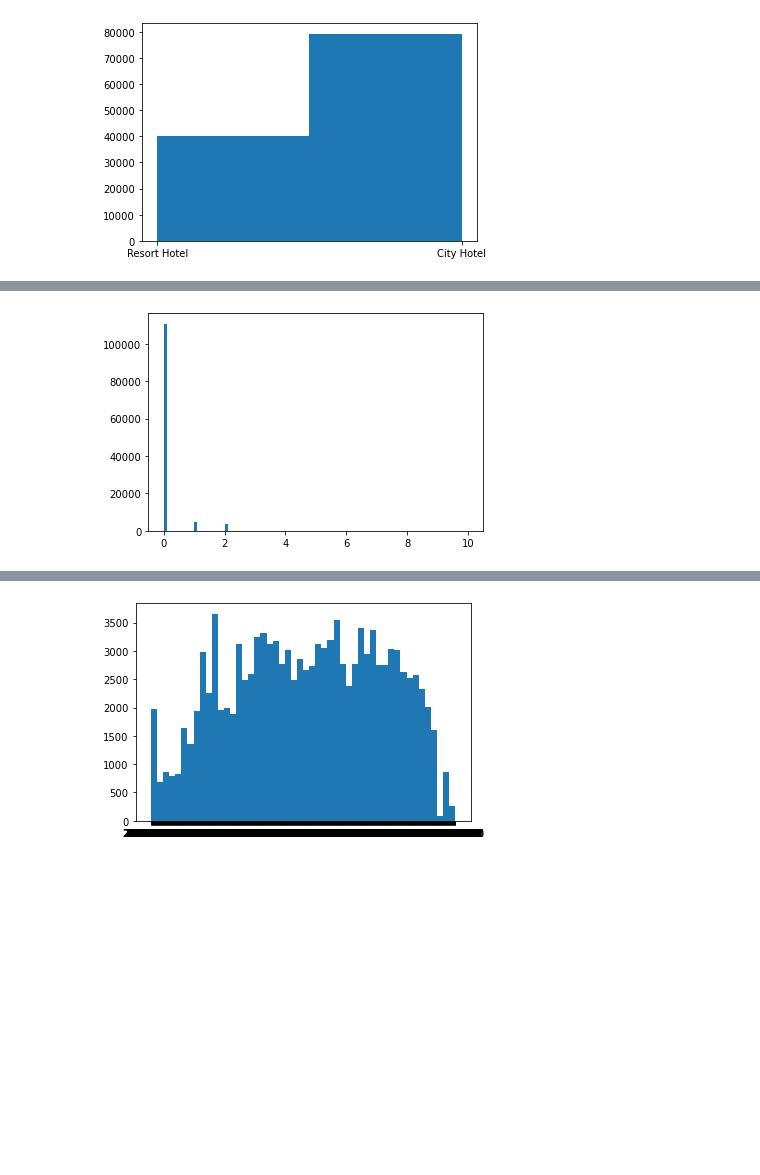
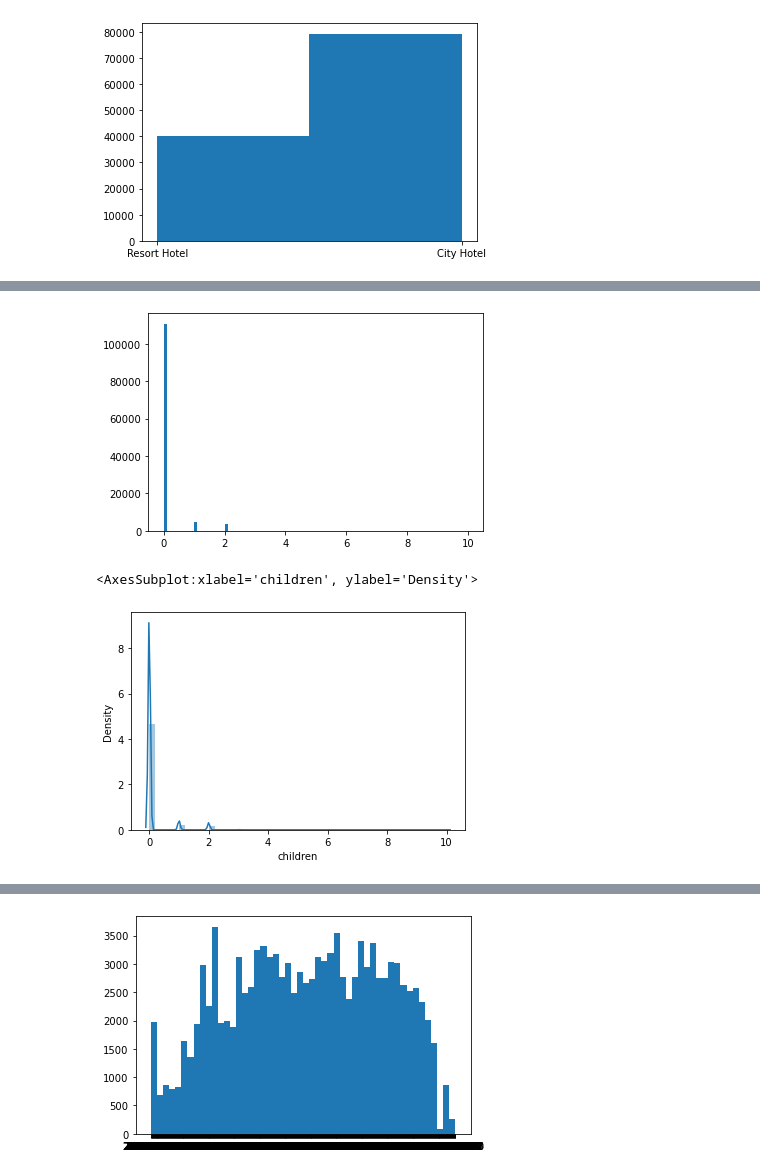
Before and after one commit to fagnercandido/booking_social_network, a Jupyter notebook: Booking_Analyses.ipynb, the cells around one changed output, grey strips where cells are left out. Cells and saved outputs as stored; diff of their text form; code cells hidden in the pictures; blank space fills up the shorter version.

```diff
--- a/Booking_Analyses.ipynb
+++ b/Booking_Analyses.ipynb
@@ -31,6 +111,17 @@ plt.show()
 # %%
+distribution_frequences_children = pd.DataFrame(
+    {'Frequence': get_frequences_by_column(dataframe, 'children', class_number),
+     'Porcentage (%)': get_percentage_by_column(dataframe, 'children', class_number)}
+)
+distribution_frequences_children.rename_axis('Children', axis= 'columns', inplace = True)
+distribution_frequences_children
+
 plt.hist(dataframe["children"], bins=100)
 plt.show()
+
+sns.distplot(dataframe["children"])
 # %% [output]
 [figure]
+<AxesSubplot:xlabel='children', ylabel='Density'>
+[figure, added]
 # %%
```
Also changed, not shown: parts of 12 cells of this notebook.
